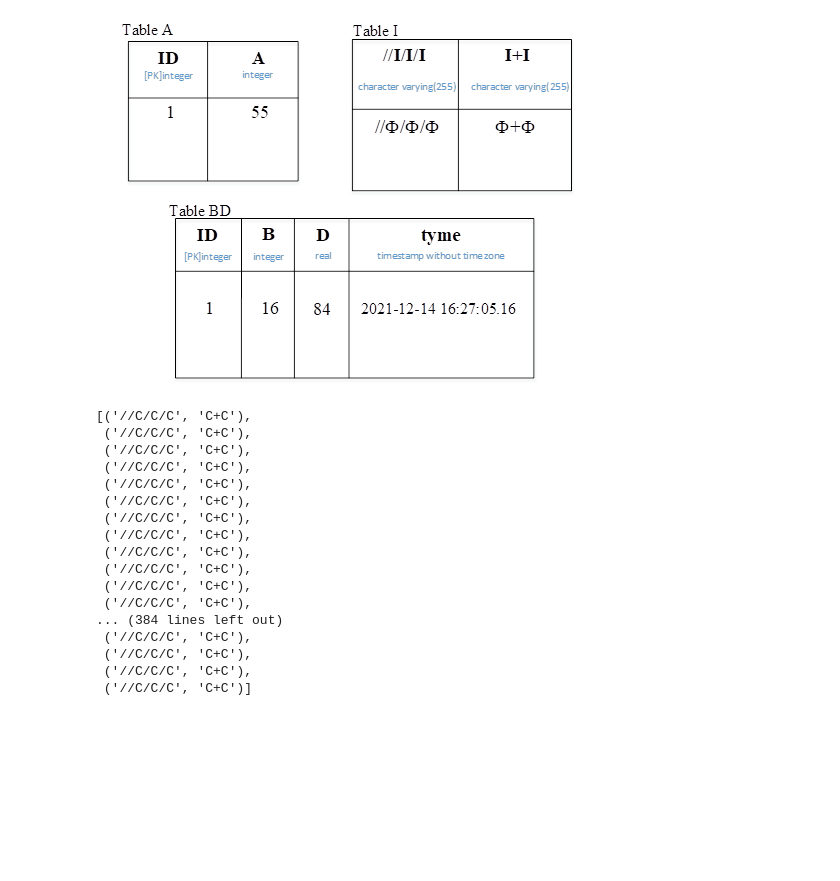
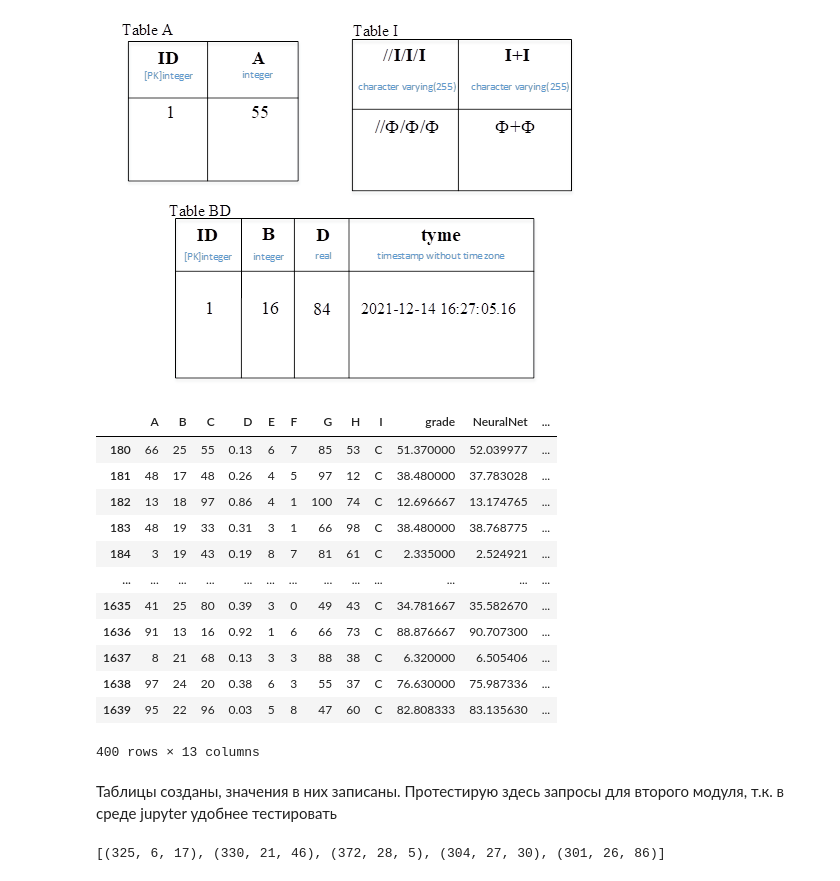
Before and after one commit to EugeneSakharoff/Telecom_test, a Jupyter notebook: pm1.ipynb, the cells around one changed output. Saved outputs shown, nothing was run; the diff lists cells and outputs as text; code cells hidden in the pictures; blank space fills up the shorter version.

```diff
--- a/pm1.ipynb
+++ b/pm1.ipynb
@@ -291,6 +291,25 @@ data_for_output.to_excel("result.xlsx")
 •	записи с 1540-1639 записываются через 3 минуты после прохождения всего алгоритма работы программы с номерами ID от 1 до 100 (по порядку) и TYME = текущим системным временем.
 # %% [markdown]
 ![image.png](attachment:image.png)
+# %%
+import pandas as pd
+result = pd.read_excel("result.xlsx", index_col=0)
+slices = [(180,280),(370,470),(1000,1100),(1540,1640)]
+result
+# %% [output]
+|  | A | B | C | D | E | F | G | H | I | grade | NeuralNet | ... |
+| 180 | 66 | 25 | 55 | 0.13 | 6 | 7 | 85 | 53 | С | 51.370000 | 52.039977 | ... |
+| 181 | 48 | 17 | 48 | 0.26 | 4 | 5 | 97 | 12 | С | 38.480000 | 37.783028 | ... |
+| 182 | 13 | 18 | 97 | 0.86 | 4 | 1 | 100 | 74 | С | 12.696667 | 13.174765 | ... |
+| 183 | 48 | 19 | 33 | 0.31 | 3 | 1 | 66 | 98 | С | 38.480000 | 38.768775 | ... |
+| 184 | 3 | 19 | 43 | 0.19 | 8 | 7 | 81 | 61 | С | 2.335000 | 2.524921 | ... |
+| ... | ... | ... | ... | ... | ... | ... | ... | ... | ... | ... | ... | ... |
+| 1635 | 41 | 25 | 80 | 0.39 | 3 | 0 | 49 | 43 | С | 34.781667 | 35.582670 | ... |
+| 1636 | 91 | 13 | 16 | 0.92 | 1 | 6 | 66 | 73 | С | 88.876667 | 90.707300 | ... |
+| 1637 | 8 | 21 | 68 | 0.13 | 3 | 3 | 88 | 38 | С | 6.320000 | 6.505406 | ... |
+| 1638 | 97 | 24 | 20 | 0.38 | 6 | 3 | 55 | 37 | С | 76.630000 | 75.987336 | ... |
+| 1639 | 95 | 22 | 96 | 0.03 | 5 | 8 | 47 | 60 | С | 82.808333 | 83.135630 | ... |
+400 rows × 13 columns
 # %%
 #создадим требуемые таблицы
 import sqlite3
@@ -363,46 +382,12 @@ except sqlite3.Error as error:
 finally:
     if (connection):
         connection.close()
-# %%
-#Проверим, что записалось корректно
-try:
-    connection = sqlite3.connect('database.db')
-    query = "SELECT * FROM I;"
-    cursor = connection.cursor()
-    cursor.execute(query)
-    res = cursor.fetchall()
-    cursor.close()
-
-except sqlite3.Error as error:
-    print("Connection Error: ", error)
-
-finally:
-    if (connection):
-        connection.close()
-
-res
-# %% [output]
-[('//С/С/С', 'С+С'),
- ('//С/С/С', 'С+С'),
- ('//С/С/С', 'С+С'),
- ('//С/С/С', 'С+С'),
- ('//С/С/С', 'С+С'),
- ('//С/С/С', 'С+С'),
- ('//С/С/С', 'С+С'),
- ('//С/С/С', 'С+С'),
- ('//С/С/С', 'С+С'),
- ('//С/С/С', 'С+С'),
- ('//С/С/С', 'С+С'),
- ('//С/С/С', 'С+С'),
-... (384 lines left out)
- ('//С/С/С', 'С+С'),
- ('//С/С/С', 'С+С'),
- ('//С/С/С', 'С+С'),
- ('//С/С/С', 'С+С')]
+# %% [markdown]
+Таблицы созданы, значения в них записаны. Протестирую здесь запросы для второго модуля, т.к. в среде jupyter удобнее тестировать
 # %%
 try:
     connection = sqlite3.connect('database.db')
-    query = "SELECT id,BD.B,A.A FROM BD JOIN A ON ;"
+    query = "SELECT A.id,BD.B,A.A FROM BD JOIN A ON BD.id=A.id WHERE BD.TYME = (SELECT MAX(BD.TYME) FROM BD) ORDER BY D;"
     cursor = connection.cursor()
     cursor.execute(query)
     res = cursor.fetchall()
@@ -415,4 +400,6 @@ finally:
     if (connection):
         connection.close()
 
-res
+res[:5]
+# %% [output]
+[(325, 6, 17), (330, 21, 46), (372, 28, 5), (304, 27, 30), (301, 26, 86)]
```
Also changed, not shown: parts of 5 cells of this notebook, 3 other files.
